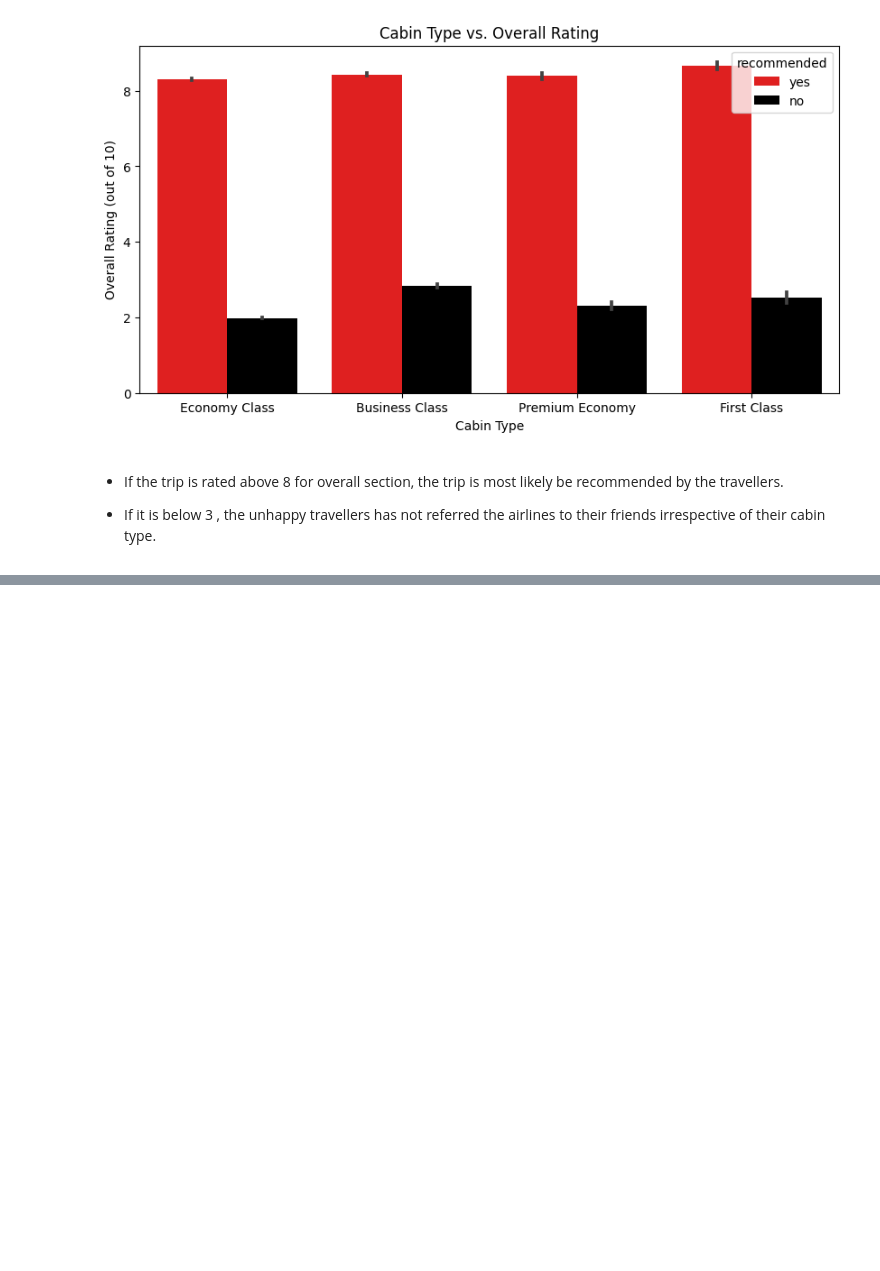
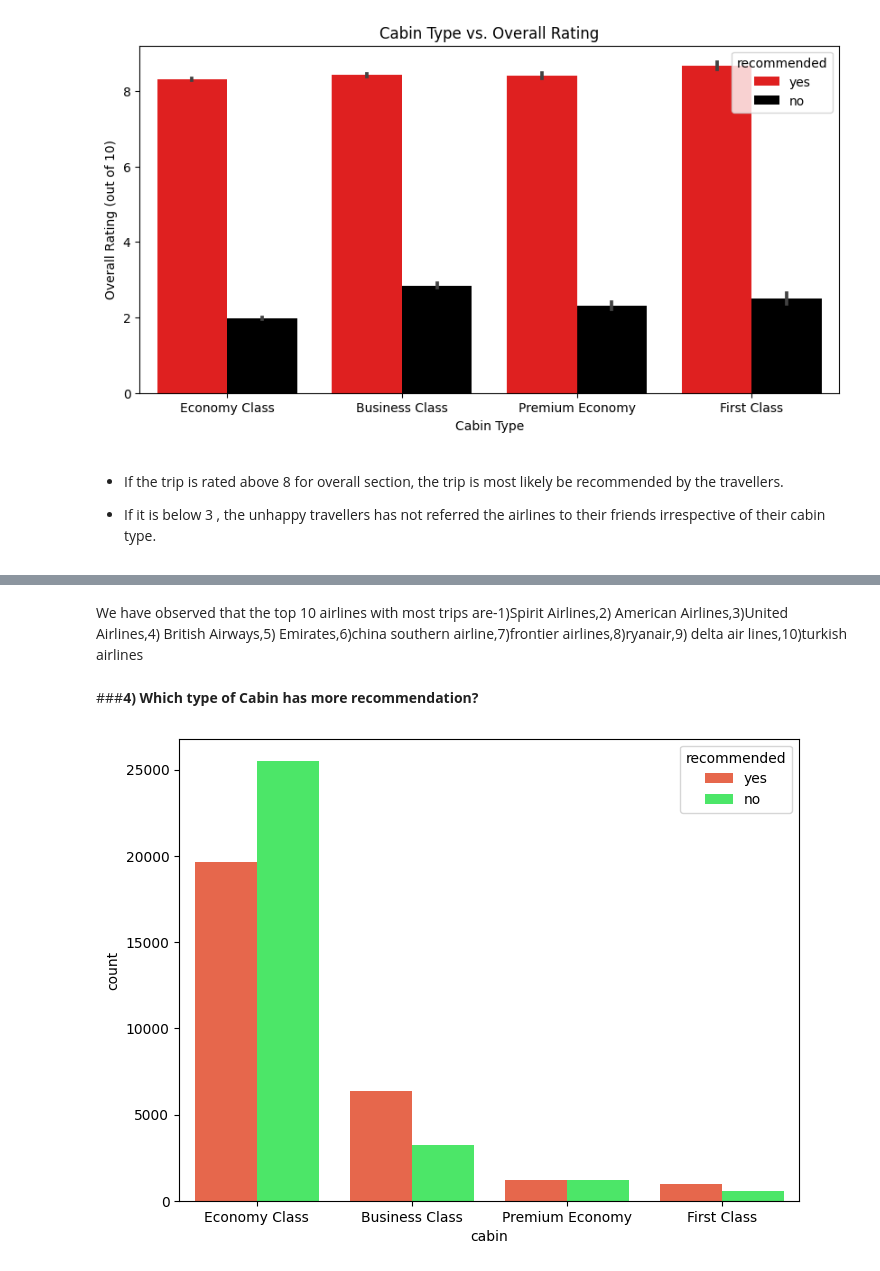
Before and after one commit to Kumarisimran626/Airline_Passenger_Referral_Prediction, a Jupyter notebook: S_K_Airline_Passenger_Referral_Prediction_Capstone_Project.ipynb, the cells around one changed output, grey strips where cells are left out. Drawn from its saved outputs; the diff is of its cells as text; code cells hidden in the pictures; blank space fills up the shorter version.

```diff
--- a/S_K_Airline_Passenger_Referral_Prediction_Capstone_Project.ipynb
+++ b/S_K_Airline_Passenger_Referral_Prediction_Capstone_Project.ipynb
@@ -283,0 +316,12 @@ plt.show()
+# %% [markdown]
+We have observed that the top 10 airlines with most trips are-1)Spirit Airlines,2) American Airlines,3)United Airlines,4) British Airways,5) Emirates,6)china southern airline,7)frontier airlines,8)ryanair,9) delta air lines,10)turkish airlines
+# %% [markdown]
+###**4) Which type of Cabin has more recommendation?**
+# %%
+#setting the figure size and plotting the graph
+color = ["#FF5733", "#33FF57", "#3357FF"]
+plt.figure(figsize=(8, 6))
+sns.countplot(data=airline_df, x='cabin', hue='recommended', palette=color)
+plt.show()
+# %% [output]
+[figure, added]
```
Also changed, not shown: parts of 12 cells of this notebook.
